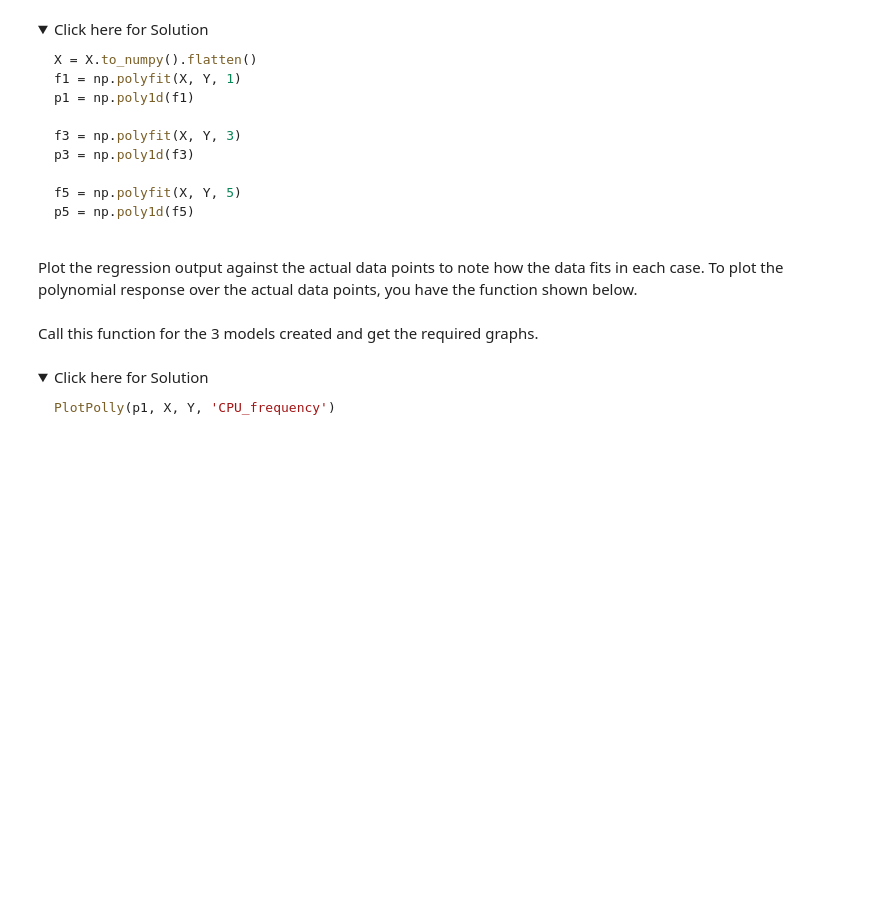
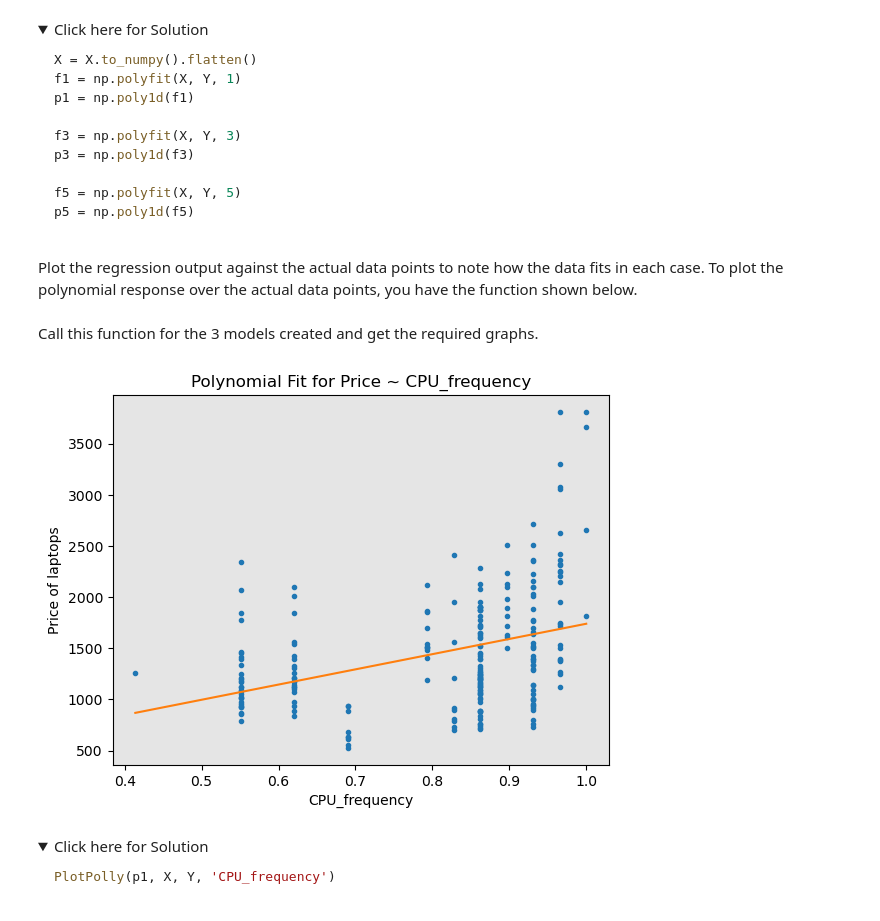
Before and after one commit to miladghavami/Data-Analysis-with-Python, a Jupyter notebook: 8- practice_model_development_laptops.ipynb, the cells around one changed output. Saved outputs shown, nothing was run; the diff lists cells and outputs as text; code cells hidden in the pictures; folded sections open; blank space fills up the shorter version.

```diff
--- a/8- practice_model_development_laptops.ipynb
+++ b/8- practice_model_development_laptops.ipynb
@@ -206,3 +332,19 @@ Use the variable "CPU_frequency" to create Polynomial features. Try this for 3 d
+# %%
+#  Write your code below and press Shift+Enter to execute
+X = df["CPU_frequency"].to_numpy().flatten()
+Y = df["Price"].to_numpy()
+
+# Degree 1
+f1 = np.polyfit(X, Y, 1)
+p1 = np.poly1d(f1)
+
+# Degree 3
+f3 = np.polyfit(X, Y, 3)
+p3 = np.poly1d(f3)
+
+# Degree 5
+f5 = np.polyfit(X, Y, 5)
+p5 = np.poly1d(f5)
 # %% [markdown]
 <details>
     <summary>Click here for Solution</summary>
@@ -239,6 +381,9 @@ Call this function for the 3 models created and get the required graphs.
 # %%
 #  Write your code below and press Shift+Enter to execute
 # Call for function of degree 1
+PlotPolly(p1, x, y, 'CPU_frequency')
+# %% [output]
+[figure, added]
 # %% [markdown]
 <details>
     <summary>Click here for Solution</summary>
```
Also changed, not shown: parts of 29 cells of this notebook, 1 other file.
